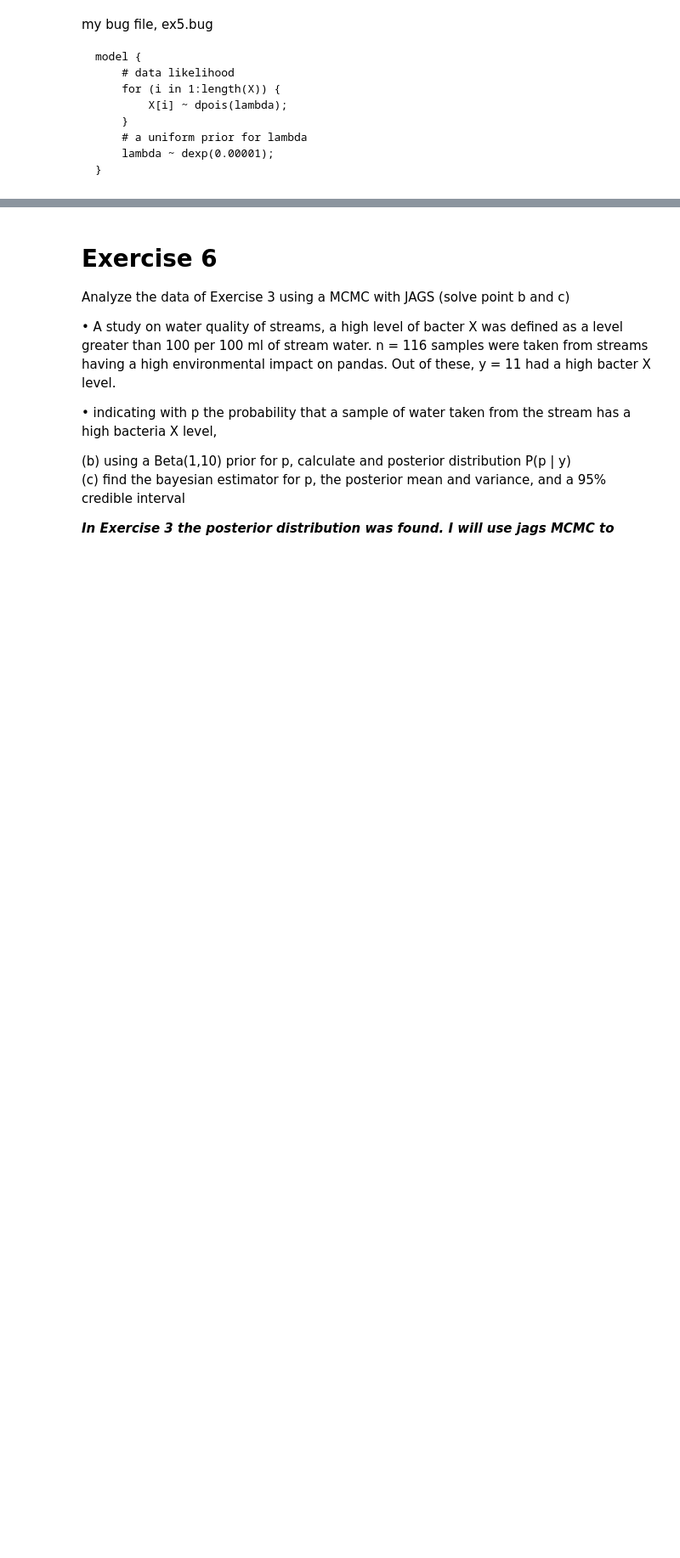
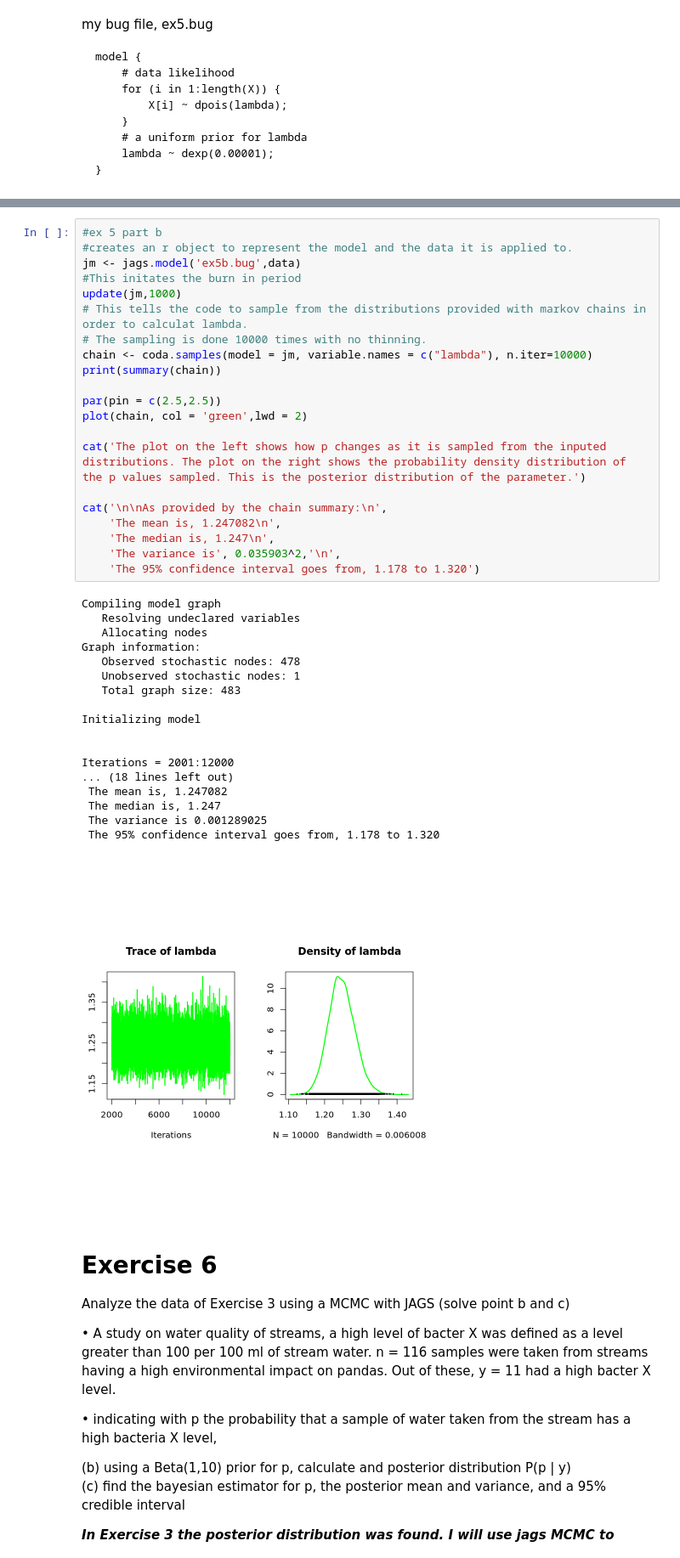
Before and after one commit to DanHarJor/UNIPD_AdvancedStatistics_Rhomework, a Jupyter notebook: home6/2046804_Daniel_homework6.ipynb, the cells around one changed output, grey strips where cells are left out. Shown at 85% size. Drawn from its saved outputs; the diff is of its cells as text; blank space fills up the shorter version.

```diff
--- a/home6/2046804_Daniel_homework6.ipynb
+++ b/home6/2046804_Daniel_homework6.ipynb
@@ -853,3 +871,43 @@ Iterations = 1001:11000
+# %%
+#ex 5 part b
+#creates an r object to represent the model and the data it is applied to.
+jm <- jags.model('ex5b.bug',data)
+#This initates the burn in period
+update(jm,1000)
+# This tells the code to sample from the distributions provided with markov chains in order to calculat lambda.
+# The sampling is done 10000 times with no thinning.
+chain <- coda.samples(model = jm, variable.names = c("lambda"), n.iter=10000)
+print(summary(chain))
+
+par(pin = c(2.5,2.5))
+plot(chain, col = 'green',lwd = 2)
+
+cat('The plot on the left shows how p changes as it is sampled from the inputed distributions. The plot on the right shows the probability density distribution of the p values sampled. This is the posterior distribution of the parameter.')
+
+cat('\n\nAs provided by the chain summary:\n',
+    'The mean is, 1.247082\n',
+    'The median is, 1.247\n',
+    'The variance is', 0.035903^2,'\n',
+    'The 95% confidence interval goes from, 1.178 to 1.320')
+# %% [output]
+Compiling model graph
+   Resolving undeclared variables
+   Allocating nodes
+Graph information:
+   Observed stochastic nodes: 478
+   Unobserved stochastic nodes: 1
+   Total graph size: 483
+
+Initializing model
+
+
+Iterations = 2001:12000
+... (18 lines left out)
+ The mean is, 1.247082
+ The median is, 1.247
+ The variance is 0.001289025
+ The 95% confidence interval goes from, 1.178 to 1.320
+[figure, added]
 # %% [markdown]
 # Exercise 6
 Analyze the data of Exercise 3 using a MCMC with JAGS (solve point b and c)
```
Also changed, not shown: parts of 16 cells of this notebook, 2 other files.
